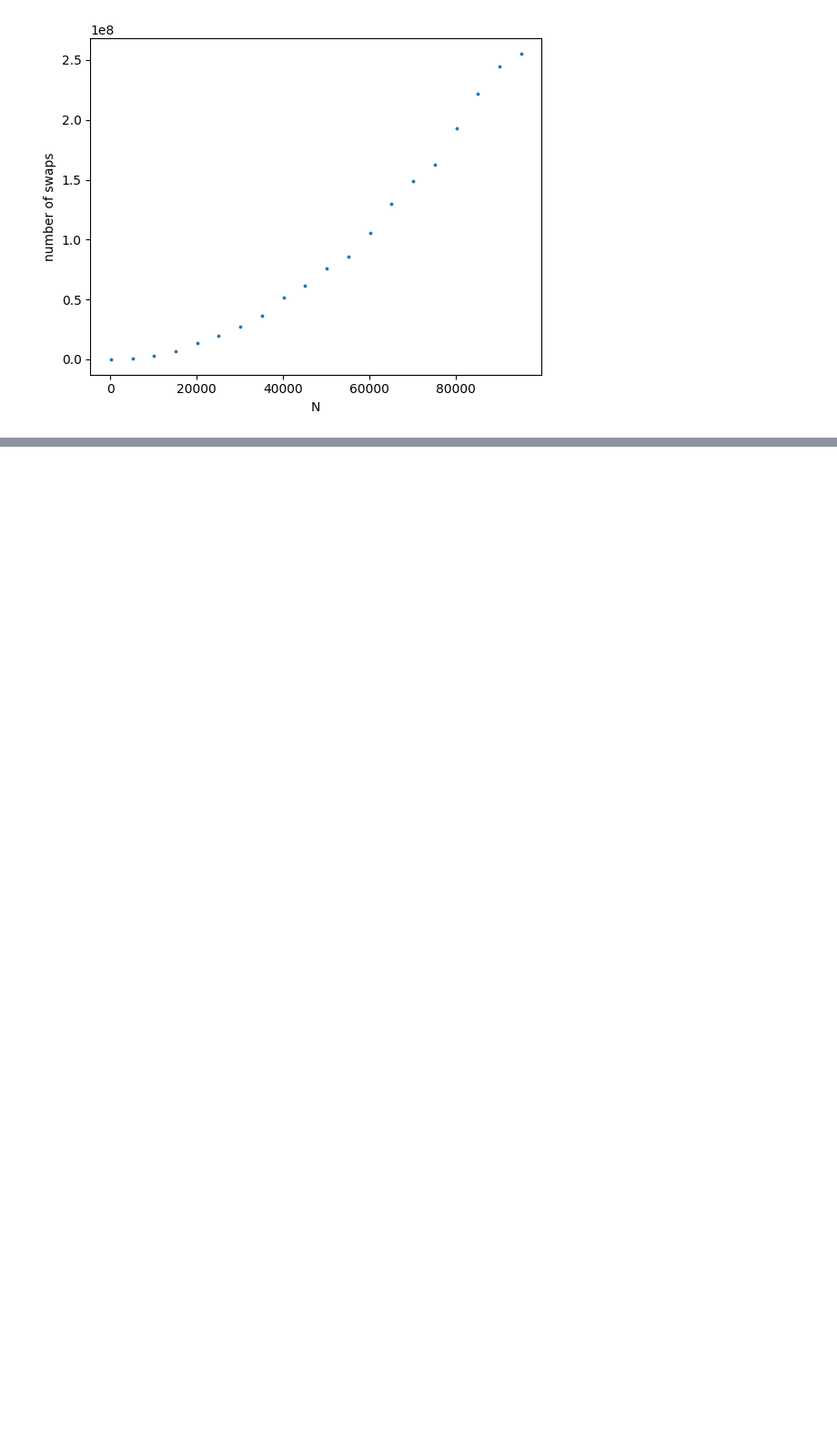
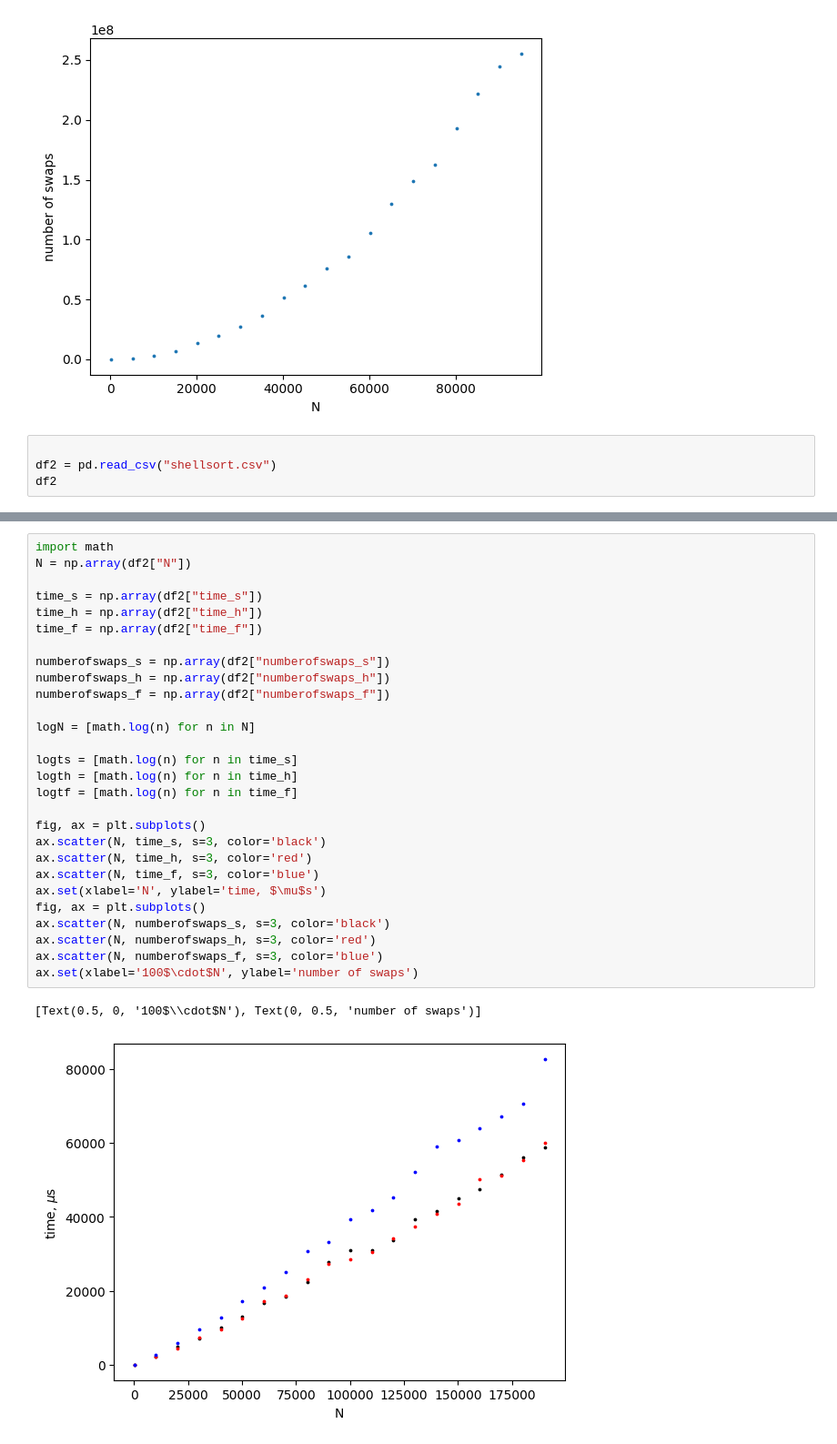
Before and after one commit to xenonnachille/cpp-23-shevyakova, a Jupyter notebook: lab_2/graph.ipynb, the cells around one changed output, grey strips where cells are left out. Shown at 91% size. Cells and saved outputs as stored; diff of their text form; blank space fills up the shorter version.

```diff
--- a/lab_2/graph.ipynb
+++ b/lab_2/graph.ipynb
@@ -36,3 +36,7 @@ ax.set(xlabel='N', ylabel='number of swaps')
 [Text(0.5, 0, 'N'), Text(0, 0.5, 'number of swaps')]
 [figure]
 [figure]
+# %%
+
+df2 = pd.read_csv("shellsort.csv")
+df2
@@ -38,0 +61,31 @@ ax.set(xlabel='N', ylabel='number of swaps')
+# %%
+import math
+N = np.array(df2["N"])
+
+time_s = np.array(df2["time_s"])
+time_h = np.array(df2["time_h"])
+time_f = np.array(df2["time_f"])
+
+numberofswaps_s = np.array(df2["numberofswaps_s"])
+numberofswaps_h = np.array(df2["numberofswaps_h"])
+numberofswaps_f = np.array(df2["numberofswaps_f"])
+
+logN = [math.log(n) for n in N]
+
+logts = [math.log(n) for n in time_s]
+logth = [math.log(n) for n in time_h]
+logtf = [math.log(n) for n in time_f]
+
+fig, ax = plt.subplots()
+ax.scatter(N, time_s, s=3, color='black')
+ax.scatter(N, time_h, s=3, color='red')
+ax.scatter(N, time_f, s=3, color='blue')
+ax.set(xlabel='N', ylabel='time, $\mu$s')
+fig, ax = plt.subplots()
+ax.scatter(N, numberofswaps_s, s=3, color='black')
+ax.scatter(N, numberofswaps_h, s=3, color='red')
+ax.scatter(N, numberofswaps_f, s=3, color='blue')
+ax.set(xlabel='100$\cdot$N', ylabel='number of swaps')
+# %% [output]
+[Text(0.5, 0, '100$\\cdot$N'), Text(0, 0.5, 'number of swaps')]
+[figure, added]
```
Also changed, not shown: parts of 4 cells of this notebook, 2 other files.
